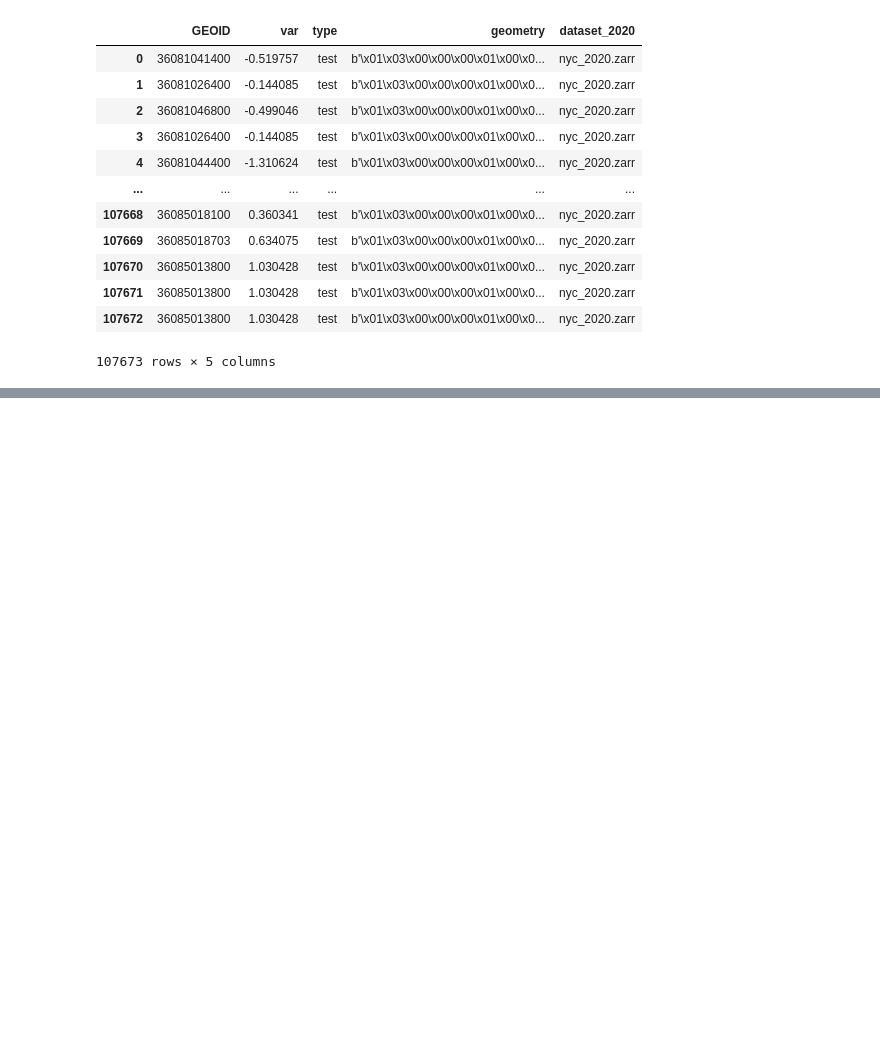
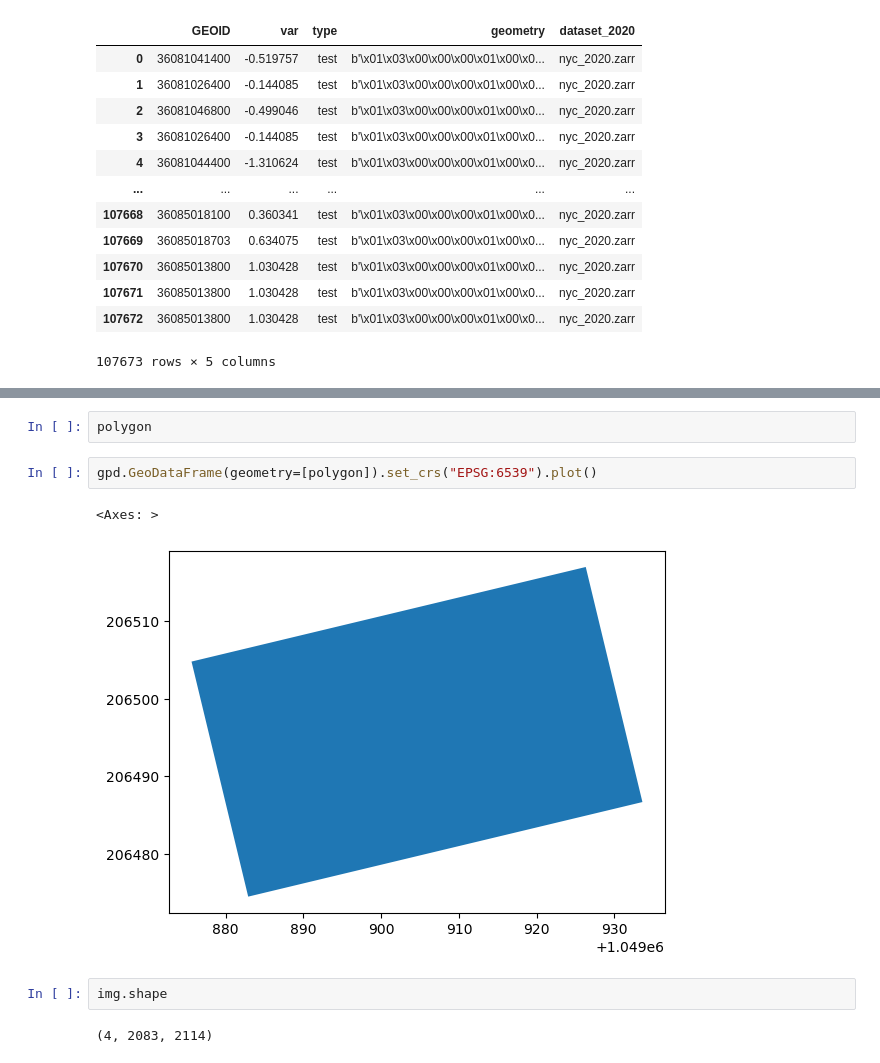
Before and after one commit to Queeno11/ny_state_aerial_imagery_prototype, a Jupyter notebook: notebooks/test.ipynb, the cells around one changed output, grey strips where cells are left out. Saved outputs shown, nothing was run; the diff lists cells and outputs as text; blank space fills up the shorter version.

```diff
--- a/notebooks/test.ipynb
+++ b/notebooks/test.ipynb
@@ -125,0 +304,11 @@ UsageError: Line magic function `%tensorboard` not found.
+# %%
+polygon
+# %%
+gpd.GeoDataFrame(geometry=[polygon]).set_crs("EPSG:6539").plot()
+# %% [output]
+<Axes: >
+[figure, added]
+# %%
+img.shape
+# %% [output]
+(4, 2083, 2114)
```
Also changed, not shown: parts of 13 cells of this notebook, 10 other files.
